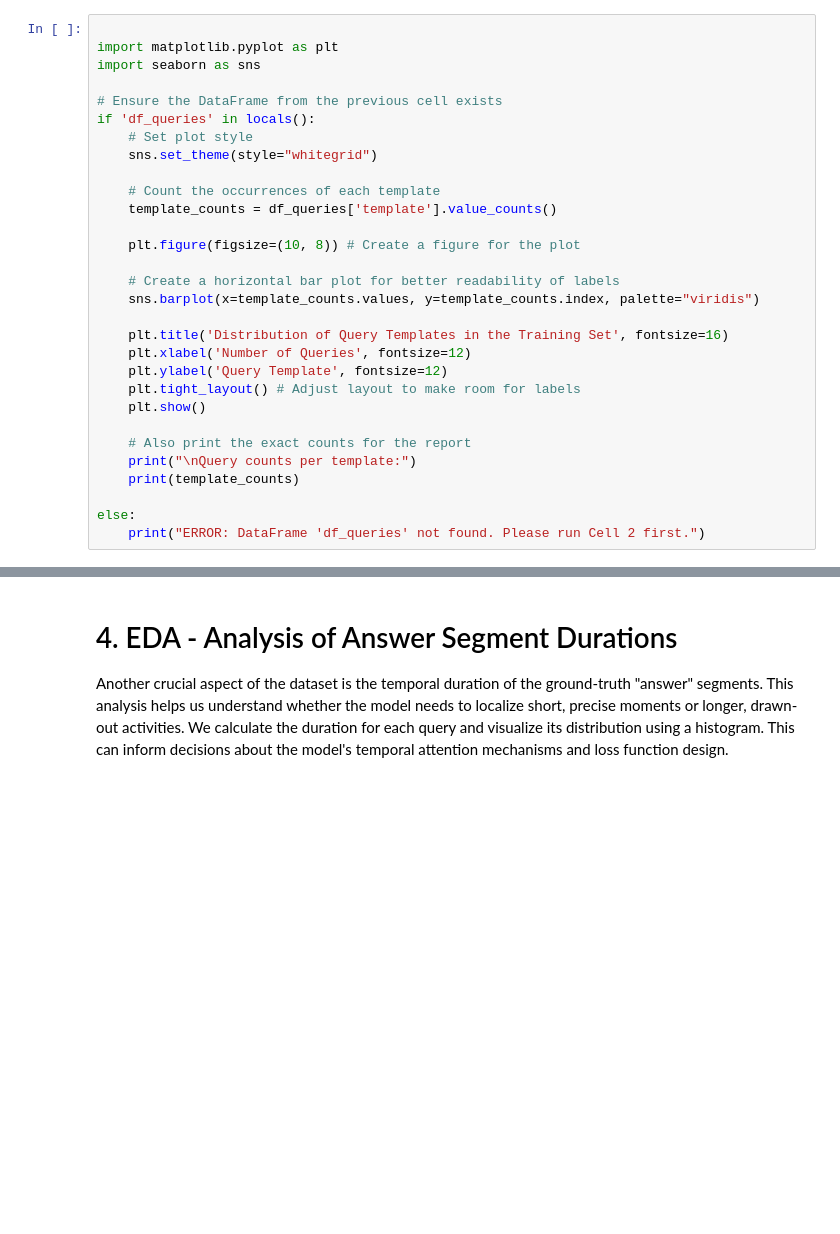
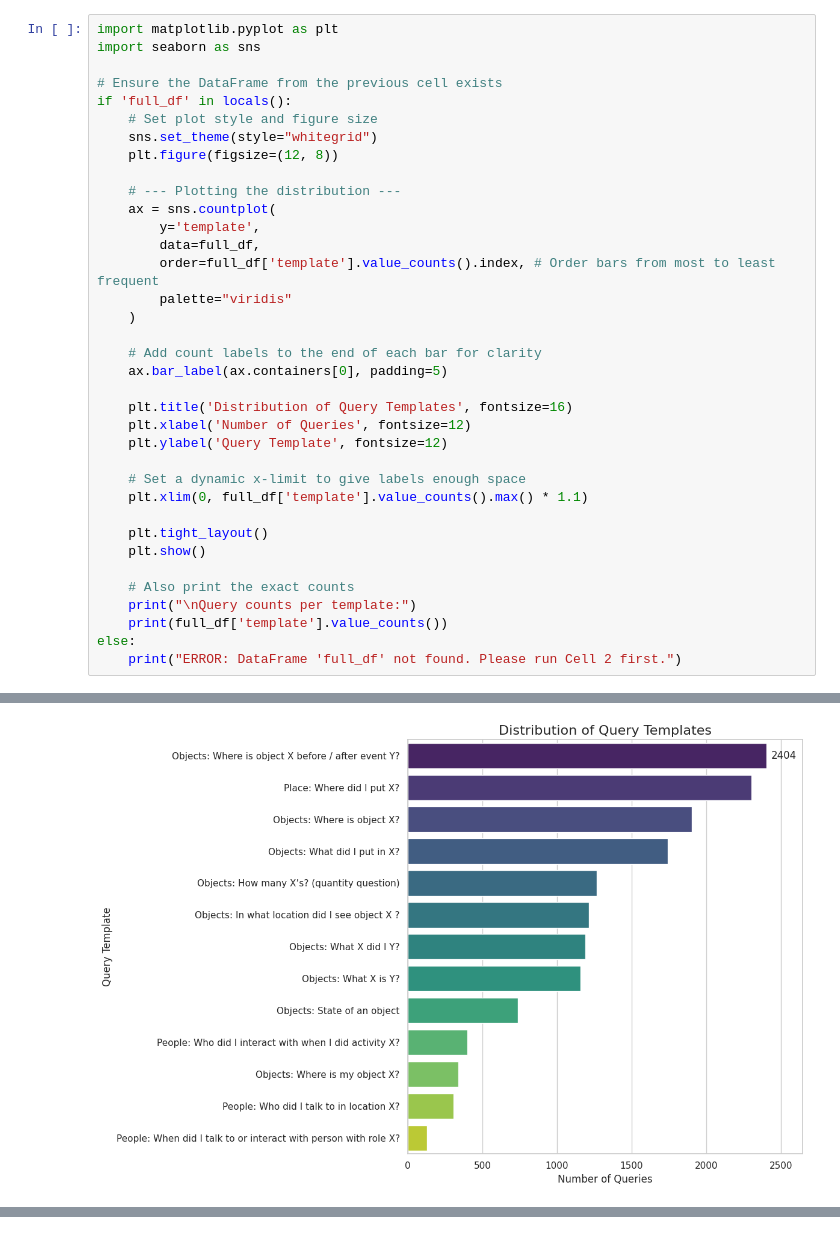
Before and after one commit to PietroGiancristofaro2001/Ego4D-NLQ-Project, a Jupyter notebook: notebooks/00_EDA_and_Setup.ipynb, the cells around one changed output, grey strips where cells are left out. Drawn from its saved outputs; the diff is of its cells as text; blank space fills up the shorter version.

Commit message:
feat: Overhaul project structure and add VersioneNoDriveDataset notebook

```diff
--- a/notebooks/00_EDA_and_Setup.ipynb
+++ b/notebooks/00_EDA_and_Setup.ipynb
@@ -86,30 +125,37 @@ As a first step in our exploratory data analysis, we investigate the composition
 # %%
-
 import matplotlib.pyplot as plt
 import seaborn as sns
 
 # Ensure the DataFrame from the previous cell exists
-if 'df_queries' in locals():
-    # Set plot style
+if 'full_df' in locals():
+    # Set plot style and figure size
     sns.set_theme(style="whitegrid")
+    plt.figure(figsize=(12, 8))
 
-    # Count the occurrences of each template
-    template_counts = df_queries['template'].value_counts()
+    # --- Plotting the distribution ---
+    ax = sns.countplot(
+        y='template',
+        data=full_df,
+        order=full_df['template'].value_counts().index, # Order bars from most to least frequent
+        palette="viridis"
+    )
 
-    plt.figure(figsize=(10, 8)) # Create a figure for the plot
+    # Add count labels to the end of each bar for clarity
+    ax.bar_label(ax.containers[0], padding=5)
 
-    # Create a horizontal bar plot for better readability of labels
-    sns.barplot(x=template_counts.values, y=template_counts.index, palette="viridis")
-
-    plt.title('Distribution of Query Templates in the Training Set', fontsize=16)
+    plt.title('Distribution of Query Templates', fontsize=16)
     plt.xlabel('Number of Queries', fontsize=12)
     plt.ylabel('Query Template', fontsize=12)
-    plt.tight_layout() # Adjust layout to make room for labels
+
+    # Set a dynamic x-limit to give labels enough space
+    plt.xlim(0, full_df['template'].value_counts().max() * 1.1)
+
+    plt.tight_layout()
     plt.show()
 
-    # Also print the exact counts for the report
+    # Also print the exact counts
     print("\nQuery counts per template:")
-    print(template_counts)
-
+    print(full_df['template'].value_counts())
 else:
-    print("ERROR: DataFrame 'df_queries' not found. Please run Cell 2 first.")
+    print("ERROR: DataFrame 'full_df' not found. Please run Cell 2 first.")
+# %% [output]
@@ -115,0 +165 @@ else:
+[figure, added]
@@ -116,4 +181,0 @@ else:
-# %% [markdown]
-# 4. EDA - Analysis of Answer Segment Durations
-
-Another crucial aspect of the dataset is the temporal duration of the ground-truth "answer" segments. This analysis helps us understand whether the model needs to localize short, precise moments or longer, drawn-out activities. We calculate the duration for each query and visualize its distribution using a histogram. This can inform decisions about the model's temporal attention mechanisms and loss function design.
```
Also changed, not shown: parts of 18 cells of this notebook, 1 other file.
